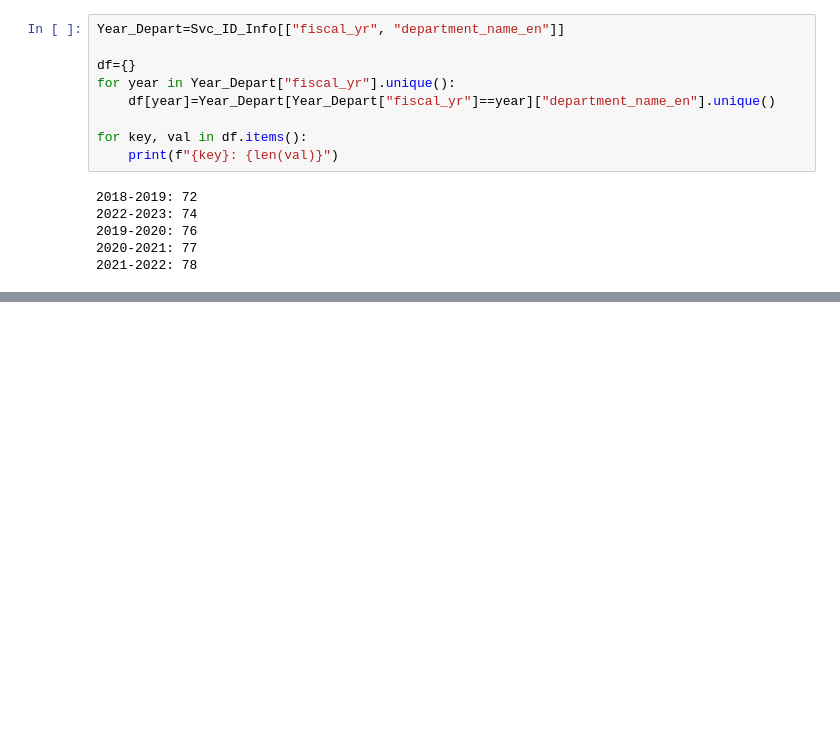
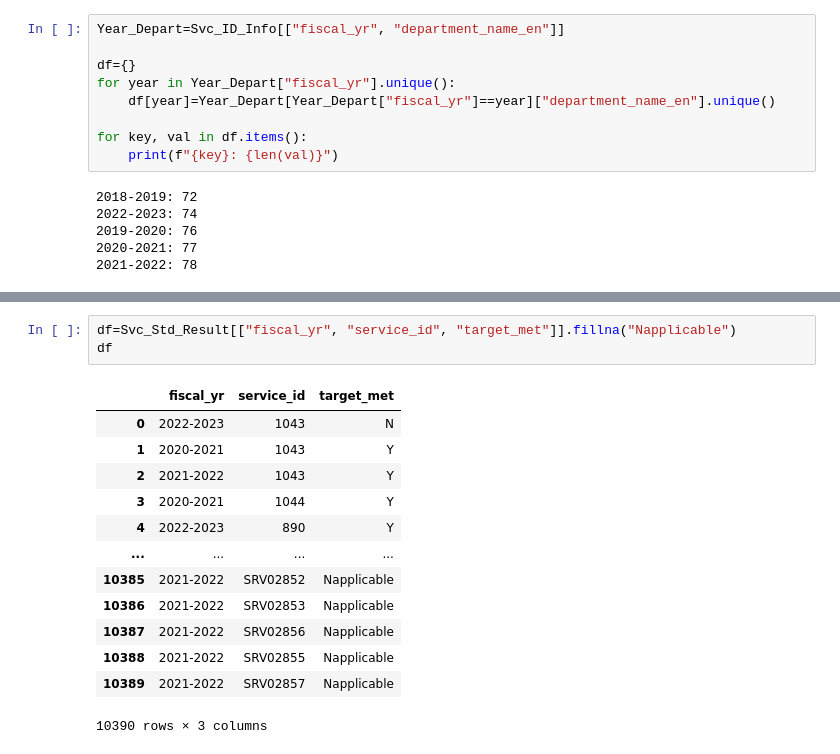
Before and after one commit to TLdgh/ServiceInventory, a Jupyter notebook: Analysis.ipynb, the cells around one changed output, grey strips where cells are left out. Saved outputs shown, nothing was run; the diff lists cells and outputs as text; blank space fills up the shorter version.

```diff
--- a/Analysis.ipynb
+++ b/Analysis.ipynb
@@ -42,0 +111,17 @@ for key, val in df.items():
+# %%
+df=Svc_Std_Result[["fiscal_yr", "service_id", "target_met"]].fillna("Napplicable")
+df
+# %% [output]
+|  | fiscal_yr | service_id | target_met |
+| 0 | 2022-2023 | 1043 | N |
+| 1 | 2020-2021 | 1043 | Y |
+| 2 | 2021-2022 | 1043 | Y |
+| 3 | 2020-2021 | 1044 | Y |
+| 4 | 2022-2023 | 890 | Y |
+| ... | ... | ... | ... |
+| 10385 | 2021-2022 | SRV02852 | Napplicable |
+| 10386 | 2021-2022 | SRV02853 | Napplicable |
+| 10387 | 2021-2022 | SRV02856 | Napplicable |
+| 10388 | 2021-2022 | SRV02855 | Napplicable |
+| 10389 | 2021-2022 | SRV02857 | Napplicable |
+10390 rows × 3 columns
```
Also changed, not shown: parts of 8 cells of this notebook.
